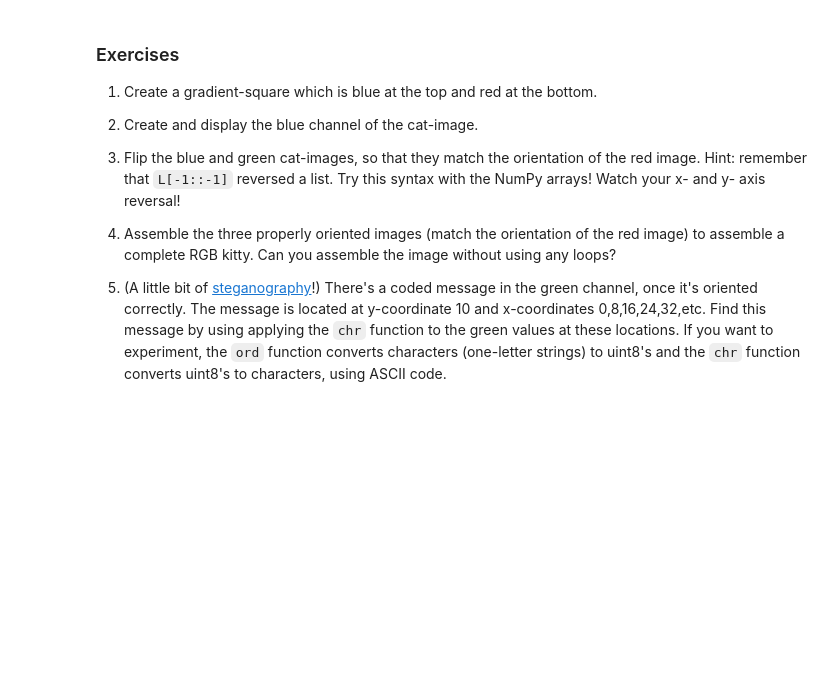
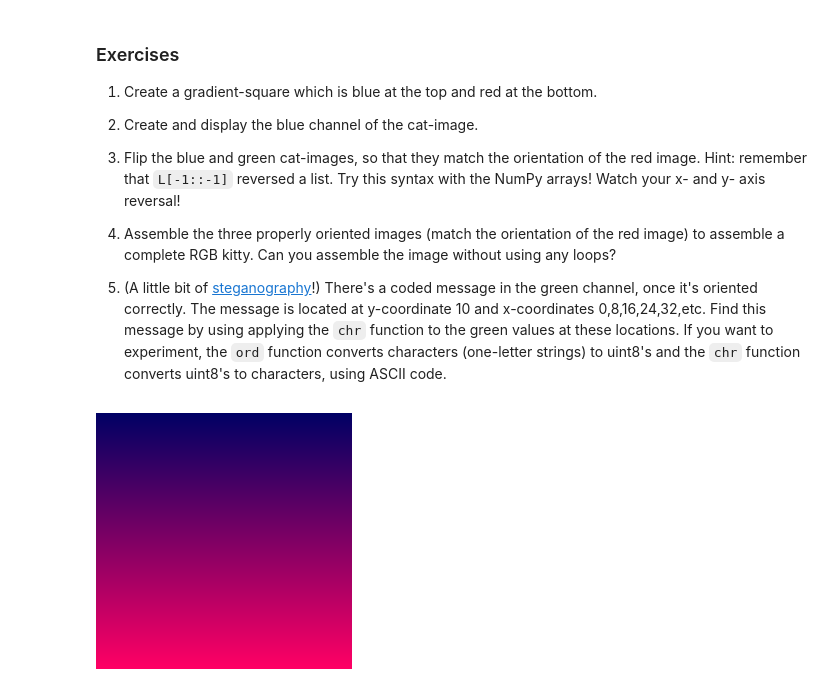
Before and after one commit to rosridha/MATH152, a Jupyter notebook: P4M_Notebook_4.ipynb, the cells around one changed output. Cells and saved outputs as stored; diff of their text form; code cells hidden in the pictures; blank space fills up the shorter version.

```diff
--- a/P4M_Notebook_4.ipynb
+++ b/P4M_Notebook_4.ipynb
@@ -1069,3 +1131,15 @@ Now we see the problem!  Complete the exercises below to fix the image.
 4.  Assemble the three properly oriented images (match the orientation of the red image) to assemble a complete RGB kitty.  Can you assemble the image without using any loops?
 
 5.  (A little bit of [steganography](https://en.wikipedia.org/wiki/Steganography)!)  There's a coded message in the green channel, once it's oriented correctly.  The message is located at y-coordinate 10 and x-coordinates 0,8,16,24,32,etc.  Find this message by using applying the `chr` function to the green values at these locations.  If you want to experiment, the `ord` function converts characters (one-letter strings) to uint8's and the `chr` function converts uint8's to characters, using ASCII code.
+# %%
+# Exercise 1
+my_gradient = np.zeros((256, 256, 3), dtype = np.uint8)
+
+for x in range(256):
+  for y in range(256):
+    my_gradient[y, x] = [y, 0, 100]
+
+
+display(Image.fromarray(my_gradient))
+# %% [output]
+[figure, added]
```
Also changed, not shown: parts of 16 cells of this notebook.
